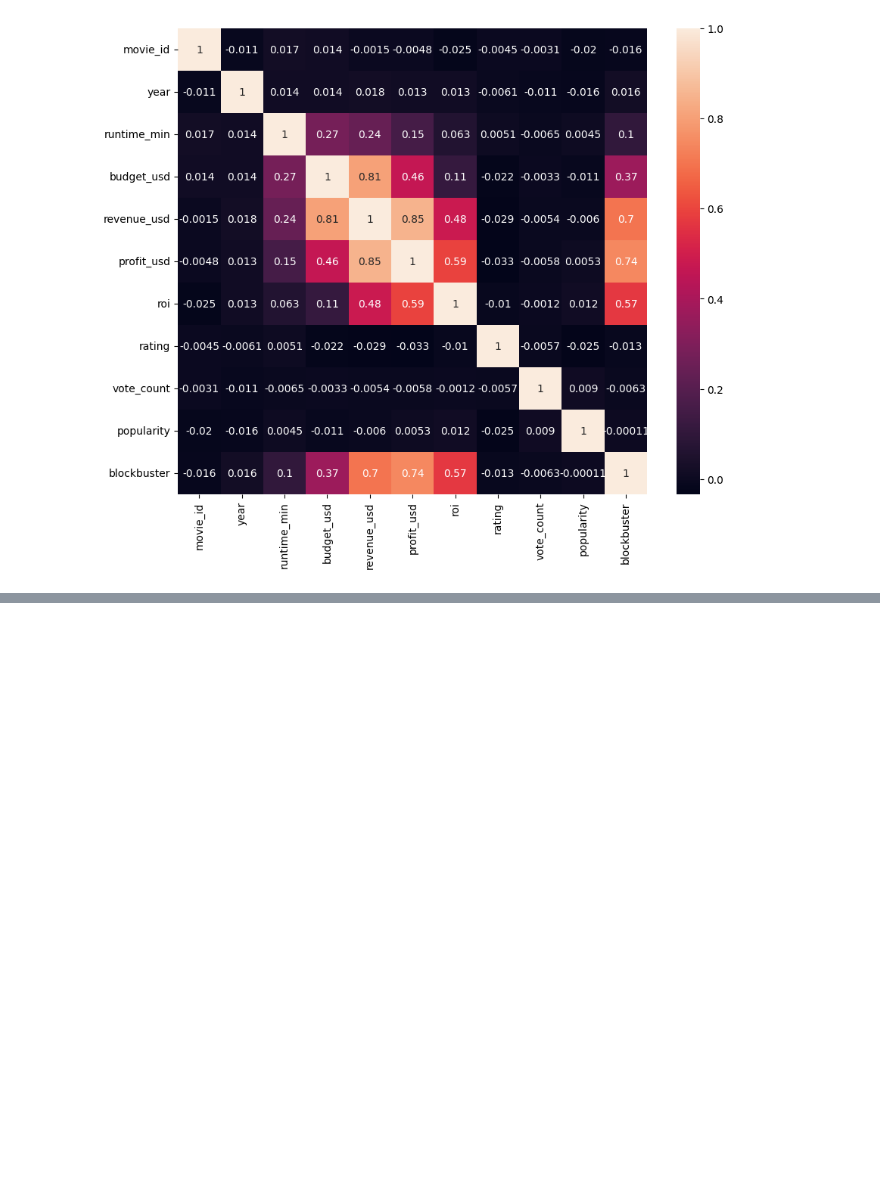
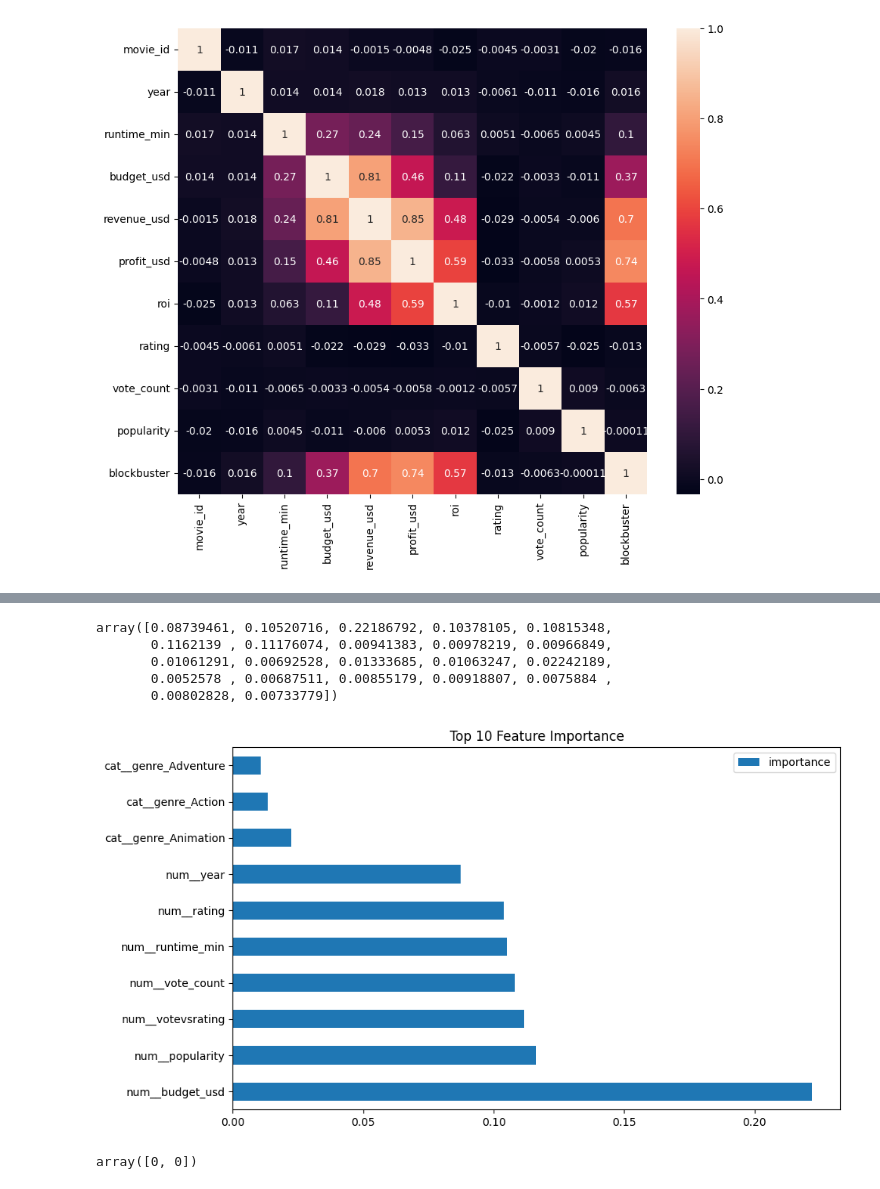
Before and after one commit to Angie-Moraa/AML_Book-Data, a Jupyter notebook: class Practical/classPractical.ipynb, the cells around one changed output, grey strips where cells are left out. Drawn from its saved outputs; the diff is of its cells as text; code cells hidden in the pictures; blank space fills up the shorter version.

```diff
--- a/class Practical/classPractical.ipynb
+++ b/class Practical/classPractical.ipynb
@@ -393,0 +495,12 @@ df
+# %%
+from sklearn.model_selection import train_test_split
+
+
+X_train, X_test, y_train, y_test = train_test_split(X,y,
+                                                    test_size=0.2,
+                                                    random_state=42)
+# %%
+# we transform the data
+
+X_transformed   = transformer.fit_transform(X_train)
+X_test_transformed          = transformer.transform(X_test)
@@ -393,0 +518,12 @@ df
+# %%
+#Baseline model Random Forest Classifier
+
+from sklearn.ensemble import RandomForestClassifier
+
+
+# create an instance of the model
+
+rf_model = RandomForestClassifier(random_state=42)
+
+rf_model.fit(X_transformed,y_train) # Training
+rf_model
@@ -393,0 +580,22 @@ df
+# %%
+rf_model.feature_importances_
+# %% [output]
+array([0.08739461, 0.10520716, 0.22186792, 0.10378105, 0.10815348,
+       0.1162139 , 0.11176074, 0.00941383, 0.00978219, 0.00966849,
+       0.01061291, 0.00692528, 0.01333685, 0.01063247, 0.02242189,
+       0.0052578 , 0.00687511, 0.00855179, 0.00918807, 0.0075884 ,
+       0.00802828, 0.00733779])
+# %%
+# feature importance
+
+rfdf= pd.DataFrame(rf_model.feature_importances_,
+                   columns=['importance'],
+                   index=transformer.get_feature_names_out())
+# %%
+rfdf.sort_values(by='importance',ascending=False).head(10).plot(kind='barh',figsize=(10,6),title='Top 10 Feature Importance');
+# %% [output]
+[figure, added]
+# %%
+y_pred[0:2]
+# %% [output]
+array([0, 0])
```
Also changed, not shown: parts of 20 cells of this notebook.
